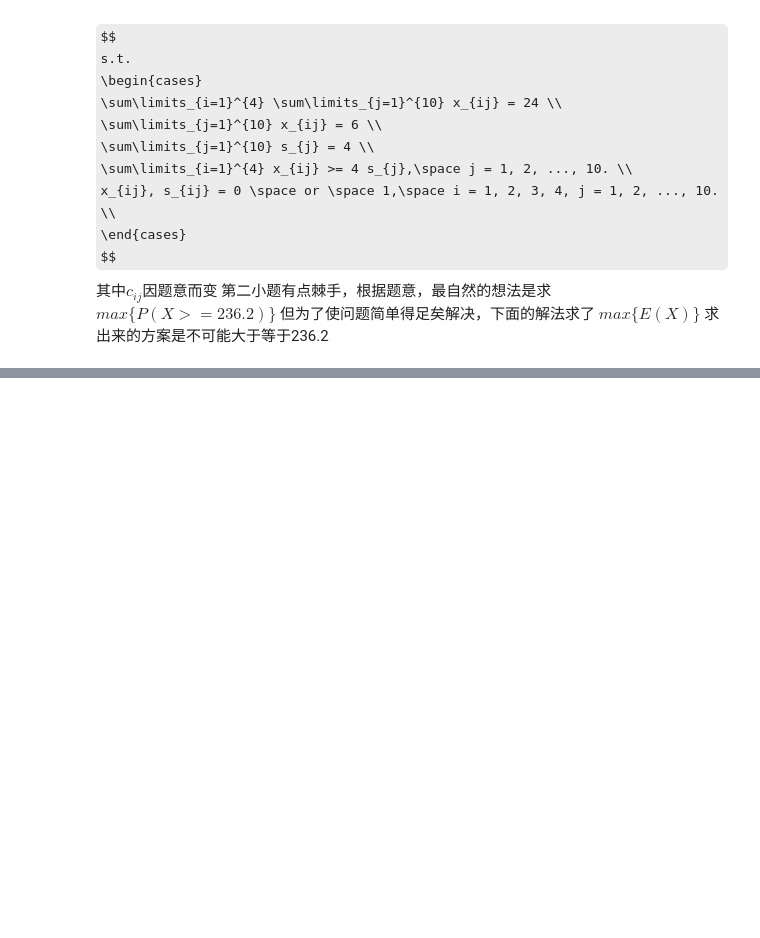
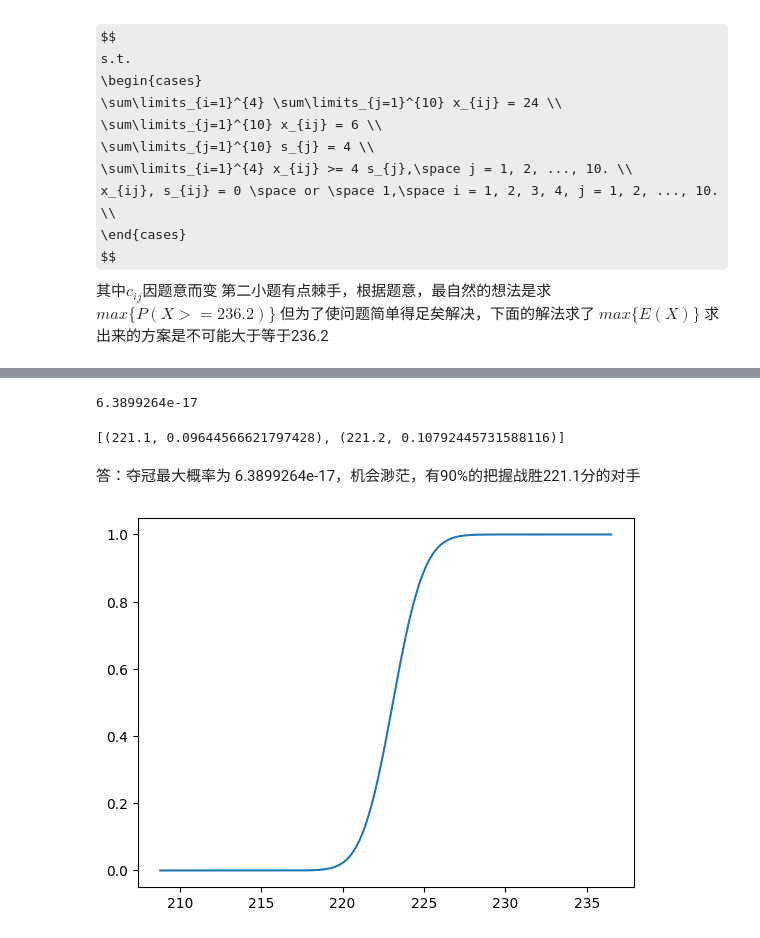
Before and after one commit to wudidadaqiuqiu/mathmatical_modeling_code, a Jupyter notebook: chapters/Integer_Programming.ipynb, the cells around one changed output, grey strips where cells are left out. Cells and saved outputs as stored; diff of their text form; code cells hidden in the pictures; some formulas as TeX source; blank space fills up the shorter version.

```diff
--- a/chapters/Integer_Programming.ipynb
+++ b/chapters/Integer_Programming.ipynb
@@ -60,13 +61,15 @@ $$
 # %%
 import cvxpy as cp
 
-flag = 2
+flag = 1
 c = np.vectorize(lambda pmf: min(pmf.distribution()))(pmfs  # 第一小题
         ) if flag == 1 else np.vectorize(lambda pmf: pmf.expectation())(pmfs)  # 第二小题
+c_max = np.vectorize(lambda pmf: max(pmf.distribution()))(pmfs)
+print(np.vectorize(lambda pmf: max(pmf.distribution()))(pmfs))
 
 x = cp.Variable((4, 10), integer=True)  # 整数规划
 s = cp.Variable(10, integer=True)
-pro = cp.Minimize(- cp.sum(cp.multiply(c, x)))  # 按位相乘
+pro = cp.Minimize(- cp.sum(cp.multiply(c_max, x)))  # 按位相乘
 cons = [x >= 0,
         x <= 1,
         s >= 0,
@@ -74,11 +77,18 @@ cons = [x >= 0,
         cp.sum(s) == 4,
         cp.sum(x) == 24,
         cp.sum(x, axis=1) == 6,
+        # cp.sum(cp.multiply(c_max, x)) >= 236.2,
         cp.sum(x, axis=0) >= 4 * s]
 prob = cp.Problem(pro, cons)
 prob.solve(solver='GLPK_MI')  # 如果运行不了执行: pip install mkl
 print(- prob.value)
 print(x.value)
+# print(np.sum(x.value * c_max))
+# test = np.array([[1, 0, 1, 1, 0, 1, 1, 1, 0, 0],
+#                  [1, 0, 0, 1, 0, 1, 1, 1, 1, 0],
+#                  [1, 1, 0, 1, 0, 0, 1, 1, 1, 0],
+#                  [1, 0, 1, 1, 1, 0, 1, 1, 0, 0]])
+# print(np.sum(test * c_max))
 
 if flag == 2:
     print('第二小题--------------------')
@@ -86,7 +96,7 @@ if flag == 2:
     p_tree = create_pmftree(list(pmf_tree))
     # graph_pmftree(p_tree)
     plot_pmf(p_tree.data)  # 概率质量函数(分布律)
-    x, y = plot_cdf(p_tree.data)  # 分布函数
-    print(x[x >= 236.2], y[x >= 236.2], sep='\n')
-    print(x[abs(y - 0.1) <= 0.01])  # 10% 概率处
+    distr, y = plot_cdf(p_tree.data)  # 分布函数
+    print(distr[distr >= 236.2], y[distr >= 236.2], sep='\n')
+    print(distr[abs(y - 0.1) <= 0.01])  # 9~11% 概率处
 # %% [output]
@@ -105,0 +182,16 @@ if flag == 2:
+# %%
+from datastructure.probability.cdf import create_cdf
+import time
+start = time.perf_counter()  # 看看花多久
+
+max_item = [-1, None, None]
+for combination in res_set:
+    combination = np.array(list(combination)).reshape(4, 10)
+    pmf_l = pmfs[combination]  # bool 索引
+    ptree = create_pmftree(list(pmf_l))
+    cdf = create_cdf(ptree.data)
+    if (m := (1 - cdf((236.1, 236.0, 235.9)))) > max_item[0]:  #:=记得打括号
+        max_item = [m, combination, cdf]
+
+print(max_item[0], max_item[1], sep='\n')
+print(time.perf_counter() - start)  # 198.7s
@@ -105,0 +205,16 @@ if flag == 2:
+# %%
+print(float(max_item[0]))
+print([tuple(map(float, item))for item in max_item[2].cdf_data.items() if abs(item[1] - 0.1) <= 0.01])
+# %% [output]
+6.3899264e-17
+[(221.1, 0.09644566621797428), (221.2, 0.10792445731588116)]
+# %% [markdown]
+答：夺冠最大概率为 6.3899264e-17，机会渺茫，有90%的把握战胜221.1分的对手
+# %%
+import matplotlib.pyplot as plt
+
+fig, ax = plt.subplots()
+ax.plot(max_item[2].cdf_data.keys(), max_item[2].cdf_data.values())
+plt.show()
+# %% [output]
+[figure, added]
```
Also changed, not shown: parts of 9 cells of this notebook, 3 other files.
